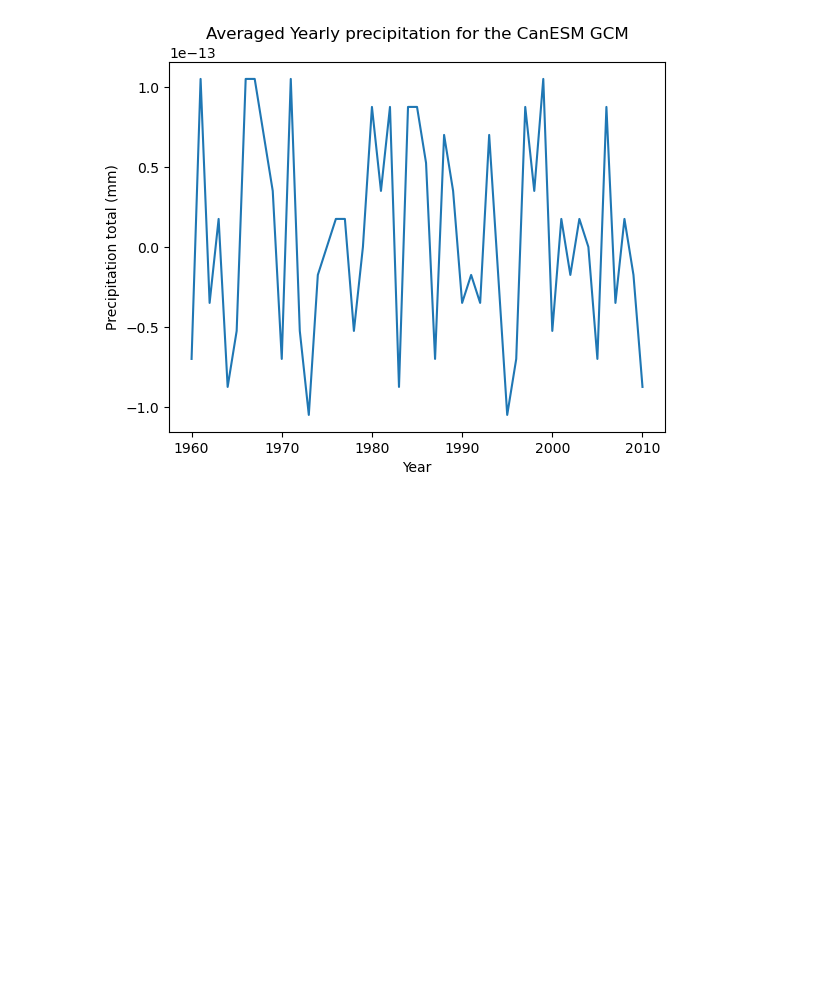
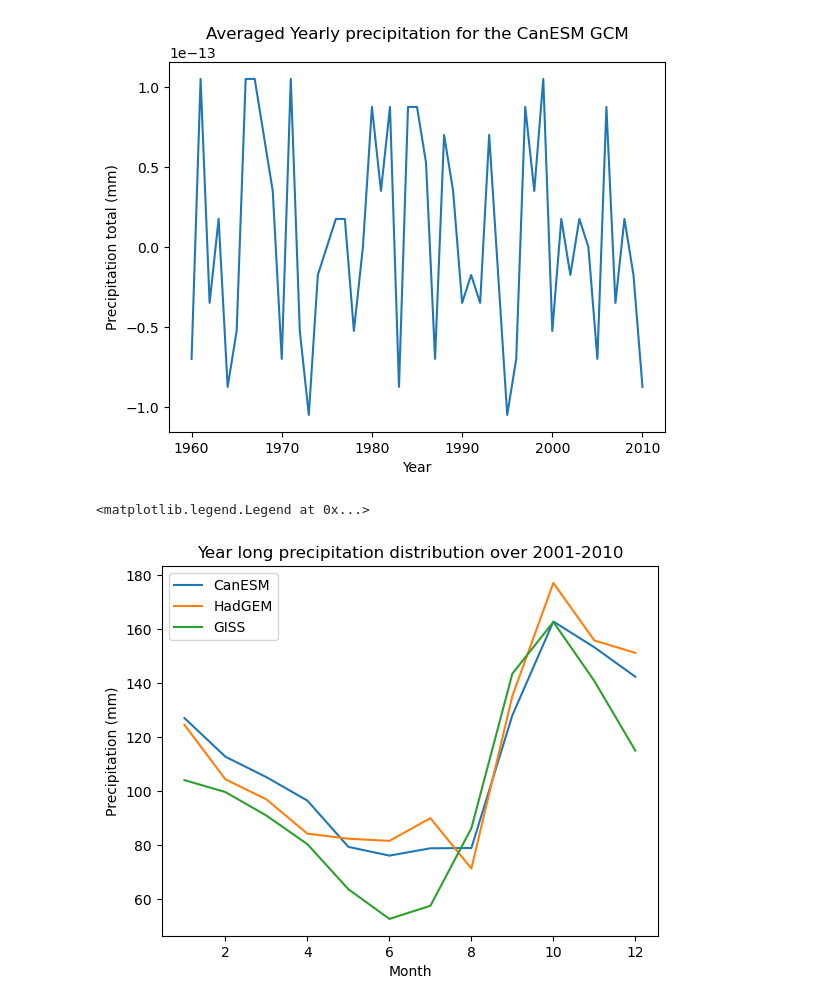
Before and after one commit to BenFarris18/Directed__Studies, a Jupyter notebook: Historical_Regridded.ipynb, the cells around one changed output. Cells and saved outputs as stored; diff of their text form; code cells hidden in the pictures; blank space fills up the shorter version.

Commit message:
Did diagrams for 20 year periods and did for projected data

```diff
--- a/Historical_Regridded.ipynb
+++ b/Historical_Regridded.ipynb
@@ -679,3 +679,30 @@ plt.ylabel('Precipitation total (mm)')
 # %% [output]
 Text(0, 0.5, 'Precipitation total (mm)')
 [figure]
+# %%
+## Here we plot 20 year periods at a time
+
+can_20 = bc_dset.sel(time=slice('2001', '2010'))
+had_20 = had_bc_dset.sel(time=slice('2001', '2010'))
+gis_20 = gis_bc_dset.sel(time=slice('2001', '2010'))
+
+can_20 = can_20.groupby('time.month').mean('time').mean(['lon', 'lat'])*86400*30.4
+had_20 = had_20.groupby('time.month').mean('time').mean(['lon', 'lat'])*86400*30.4
+gis_20 = gis_20.groupby('time.month').mean('time').mean(['lon', 'lat'])*86400*30.4
+
+can_20 = can_20.mean('member_id')
+had_20 = had_20.mean('member_id')
+gis_20 = gis_20.mean('member_id')
+
+time = can_20.month
+fig, axs = plt.subplots(1, 1)
+axs.plot(time,can_20.pr, label='CanESM')
+axs.plot(time, had_20.pr, label='HadGEM')
+axs.plot(time, gis_20.pr, label='GISS')
+axs.set_xlabel('Month')
+axs.set_ylabel('Precipitation (mm)')
+axs.set_title('Year long precipitation distribution over 2001-2010')
+axs.legend()
+# %% [output]
+<matplotlib.legend.Legend at 0x...>
+[figure, added]
```
Also changed, not shown: parts of 1 cell of this notebook, 1 other file.
